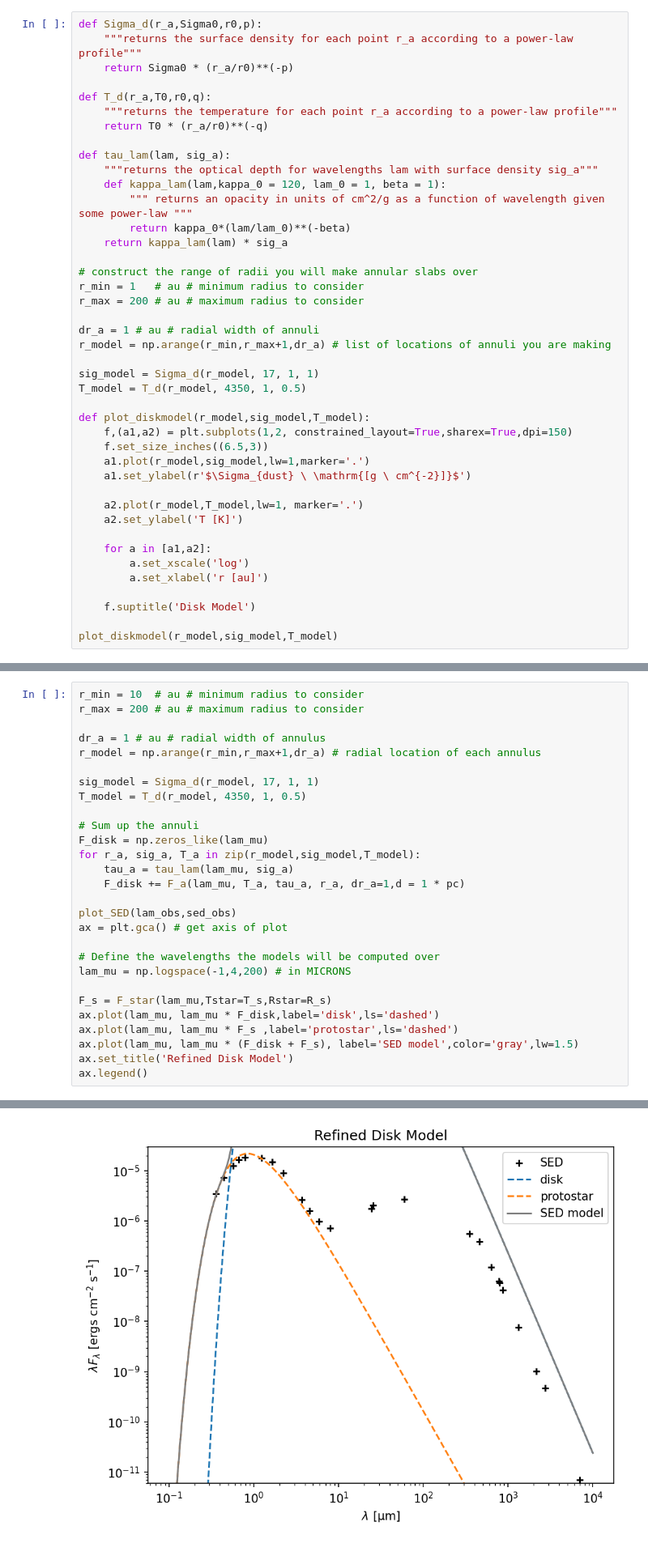
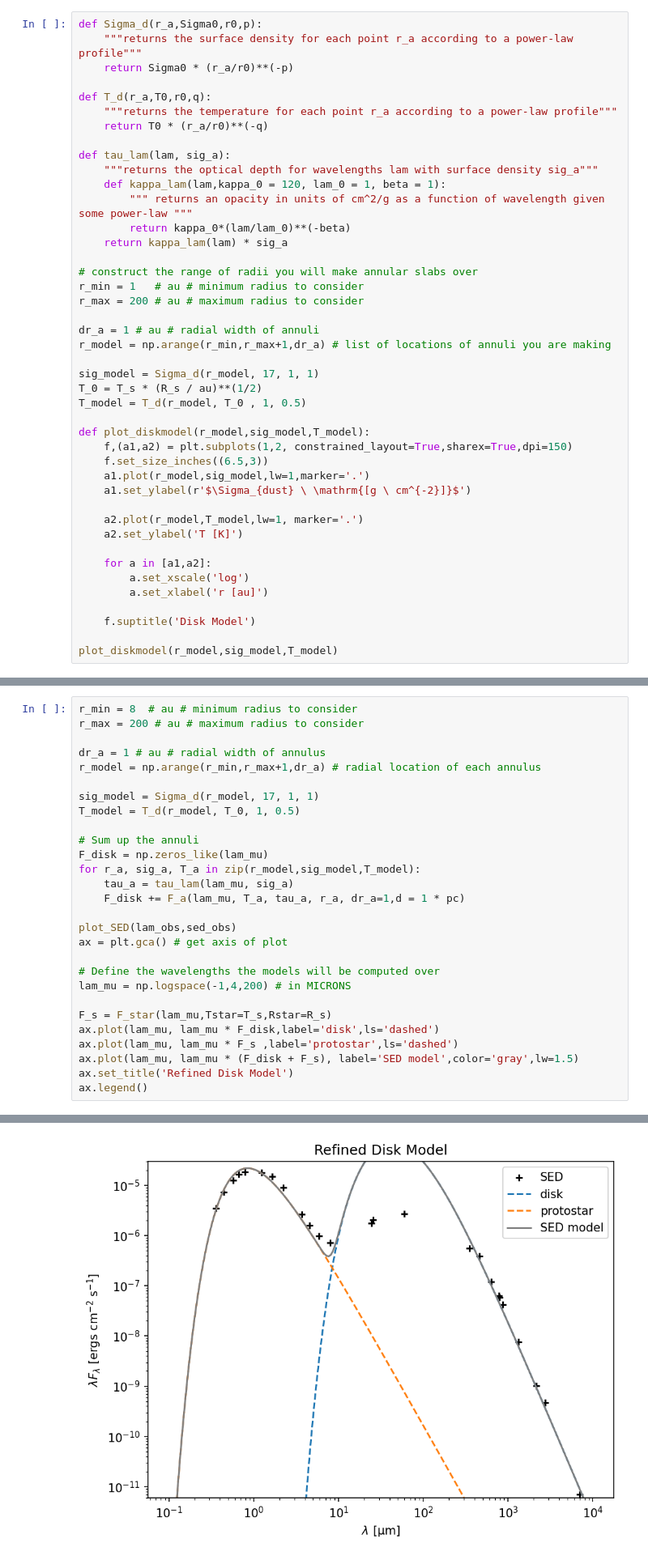
Before and after one commit to anb19019/FoPS-2025, a Jupyter notebook: 2-sed-disk.ipynb, the cells around one changed output, grey strips where cells are left out. Shown at 81% size. Saved outputs shown, nothing was run; the diff lists cells and outputs as text.

```diff
--- a/2-sed-disk.ipynb
+++ b/2-sed-disk.ipynb
@@ -261,7 +261,8 @@ dr_a = 1 # au # radial width of annuli
 r_model = np.arange(r_min,r_max+1,dr_a) # list of locations of annuli you are making
 
 sig_model = Sigma_d(r_model, 17, 1, 1)
-T_model = T_d(r_model, 4350, 1, 0.5)
+T_0 = T_s * (R_s / au)**(1/2)
+T_model = T_d(r_model, T_0 , 1, 0.5)
 
 def plot_diskmodel(r_model,sig_model,T_model):
     f,(a1,a2) = plt.subplots(1,2, constrained_layout=True,sharex=True,dpi=150)
@@ -335,36 +337,36 @@ ax.legend()
 
 > Plot the new disk model in comparison to the observations.
 # %%
-r_min = 10  # au # minimum radius to consider
+r_min = 8  # au # minimum radius to consider
 r_max = 200 # au # maximum radius to consider
 
 dr_a = 1 # au # radial width of annulus
 r_model = np.arange(r_min,r_max+1,dr_a) # radial location of each annulus
 
 sig_model = Sigma_d(r_model, 17, 1, 1)
-T_model = T_d(r_model, 4350, 1, 0.5)
+T_model = T_d(r_model, T_0, 1, 0.5)
 
 # Sum up the annuli
 F_disk = np.zeros_like(lam_mu)
 for r_a, sig_a, T_a in zip(r_model,sig_model,T_model):
     tau_a = tau_lam(lam_mu, sig_a)
     F_disk += F_a(lam_mu, T_a, tau_a, r_a, dr_a=1,d = 1 * pc)
 
 plot_SED(lam_obs,sed_obs)
 ax = plt.gca() # get axis of plot
 
 # Define the wavelengths the models will be computed over
 lam_mu = np.logspace(-1,4,200) # in MICRONS
 
 F_s = F_star(lam_mu,Tstar=T_s,Rstar=R_s)
 ax.plot(lam_mu, lam_mu * F_disk,label='disk',ls='dashed')
 ax.plot(lam_mu, lam_mu * F_s ,label='protostar',ls='dashed')
 ax.plot(lam_mu, lam_mu * (F_disk + F_s), label='SED model',color='gray',lw=1.5)
 ax.set_title('Refined Disk Model')
 ax.legend()
 # %% [output]
 <matplotlib.legend.Legend at 0x...>
-[figure, old version]
+[figure, new version]
 # %% [markdown]
 ### Questions
 
```
Also changed, not shown: parts of 6 cells of this notebook.
